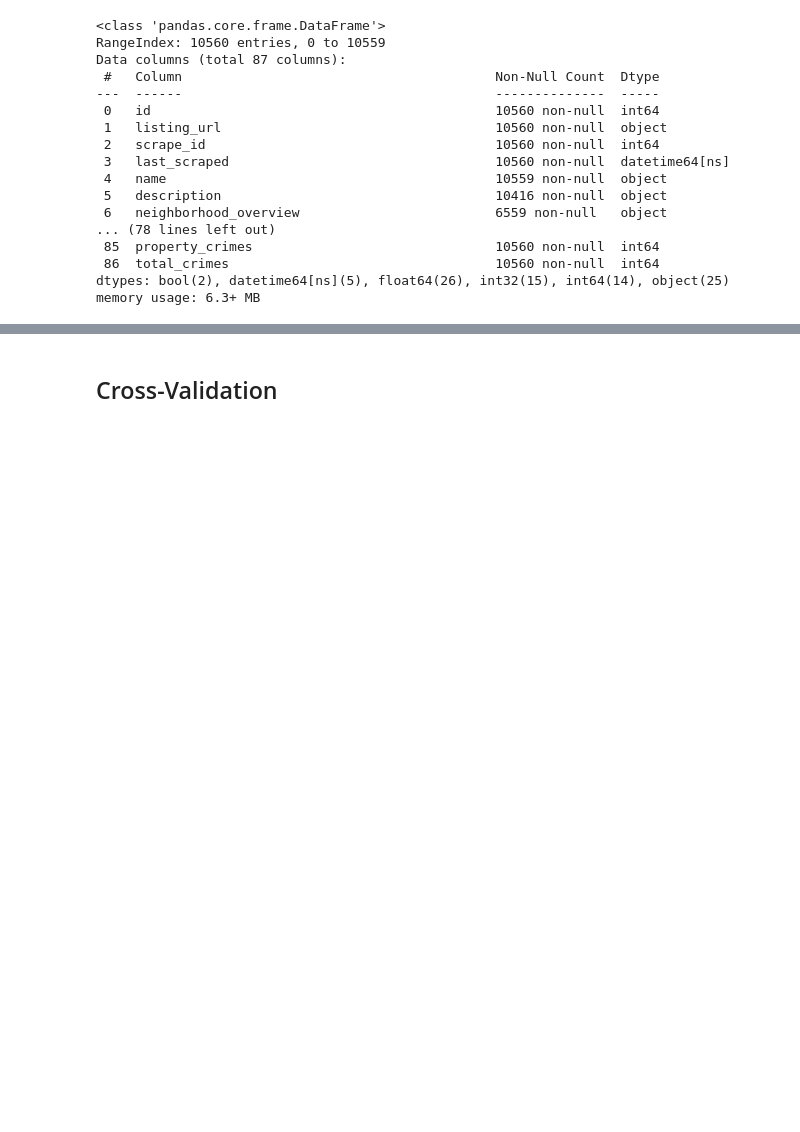
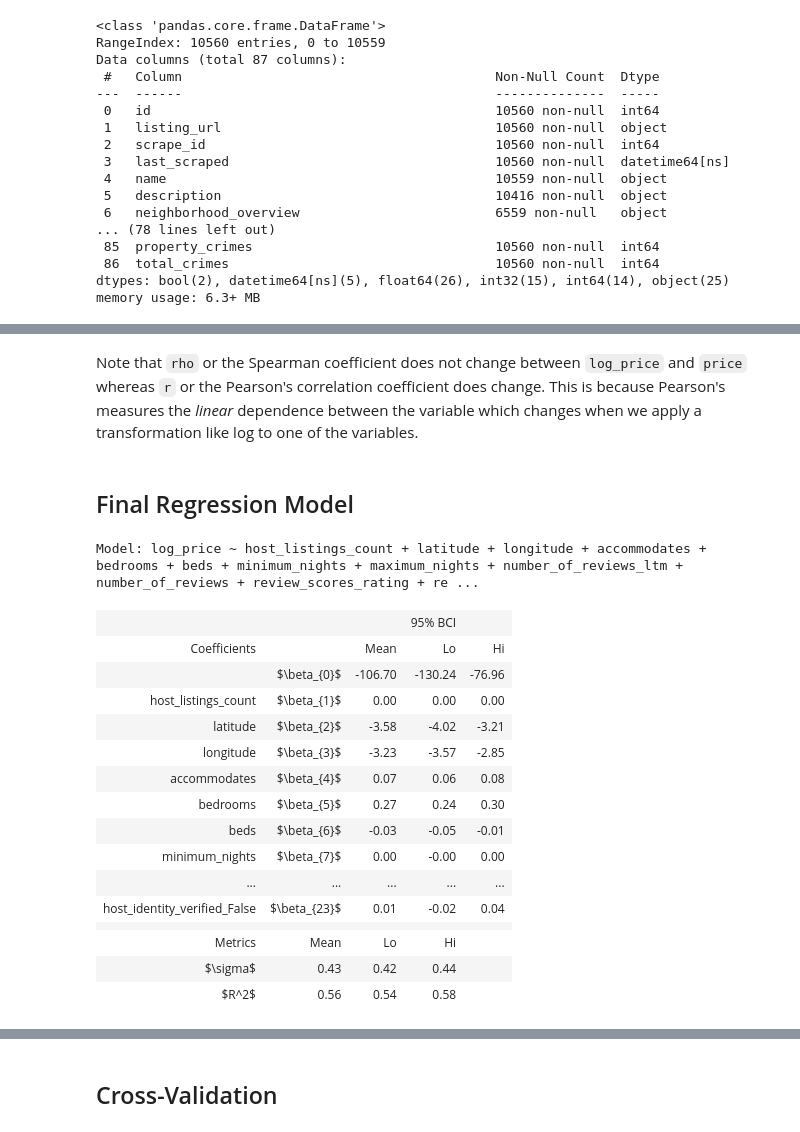
Before and after one commit to yishengtang/PS6-lab1, a Jupyter notebook: regression.ipynb, the cells around one changed output, grey strips where cells are left out. Saved outputs shown, nothing was run; the diff lists cells and outputs as text; code cells hidden in the pictures; blank space fills up the shorter version.

```diff
--- a/regression.ipynb
+++ b/regression.ipynb
@@ -459,0 +424,2 @@ residuals6 = plot_residuals(result6, df_6, model_6_variables)
+# %%
+df = df.select_dtypes(exclude=['object'])
@@ -459,0 +448,27 @@ residuals6 = plot_residuals(result6, df_6, model_6_variables)
+# %%
+model_variables = ['host_listings_count',
+                     'latitude',
+                     'longitude',
+                     'accommodates',
+                     'bedrooms',
+                     'beds',
+                     'minimum_nights',
+                     'maximum_nights',
+                     'number_of_reviews_ltm',
+                     'number_of_reviews',
+                     'review_scores_rating',
+                     'review_scores_accuracy',
+                     'review_scores_cleanliness',
+                     'review_scores_checkin',
+                     'review_scores_communication',
+                     'review_scores_location',
+                     'review_scores_value',
+                     'reviews_per_month',
+                     'violent_crimes',
+                     'room_type_Entire_homeapt',
+                     'room_type_Hotel_room',
+                     'room_type_Private_room',
+#                      'room_type_Shared_room',
+                     'host_identity_verified_False',
+#                      'host_identity_verified_True',
+                      ]
@@ -459,0 +519,27 @@ residuals6 = plot_residuals(result6, df_6, model_6_variables)
+# %% [markdown]
+Note that `rho` or the Spearman coefficient does not change between `log_price` and `price` whereas `r` or  the Pearson's correlation coefficient does change. This is because Pearson's measures the *linear* dependence between the variable which changes when we apply a transformation like log to one of the variables.
+# %% [markdown]
+## Final Regression Model
+# %%
+model_string = "log_price ~ " + ' + '.join(model_variables)
+# %%
+result = models.bootstrap_linear_regression(model_string, data=df)
+models.describe_bootstrap_lr(result)
+# %% [output]
+Model: log_price ~ host_listings_count + latitude + longitude + accommodates + bedrooms + beds + minimum_nights + maximum_nights + number_of_reviews_ltm + number_of_reviews + review_scores_rating + re ...
+|  |  |  | 95% BCI |  |
+| Coefficients |  | Mean | Lo | Hi |
+|  | $\beta_{0}$ | -106.70 | -130.24 | -76.96 |
+| host_listings_count | $\beta_{1}$ | 0.00 | 0.00 | 0.00 |
+| latitude | $\beta_{2}$ | -3.58 | -4.02 | -3.21 |
+| longitude | $\beta_{3}$ | -3.23 | -3.57 | -2.85 |
+| accommodates | $\beta_{4}$ | 0.07 | 0.06 | 0.08 |
+| bedrooms | $\beta_{5}$ | 0.27 | 0.24 | 0.30 |
+| beds | $\beta_{6}$ | -0.03 | -0.05 | -0.01 |
+| minimum_nights | $\beta_{7}$ | 0.00 | -0.00 | 0.00 |
+| ... | ... | ... | ... | ... |
+| host_identity_verified_False | $\beta_{23}$ | 0.01 | -0.02 | 0.04 |
+|  |  |  |  |  |
+| Metrics | Mean | Lo | Hi |  |
+| $\sigma$ | 0.43 | 0.42 | 0.44 |  |
+| $R^2$ | 0.56 | 0.54 | 0.58 |  |
```
Also changed, not shown: parts of 90 cells of this notebook.
